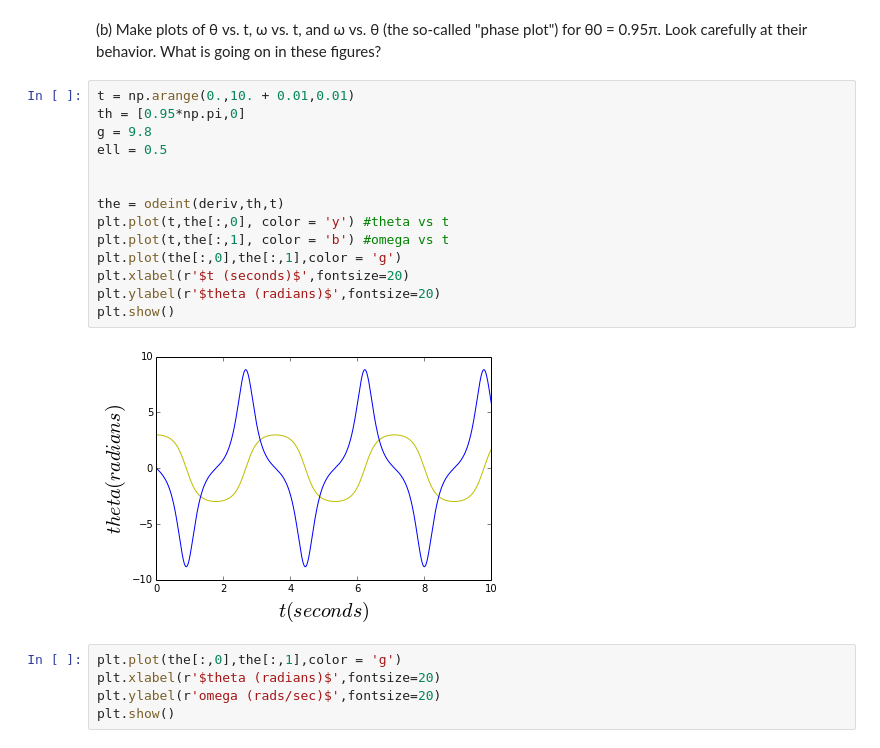
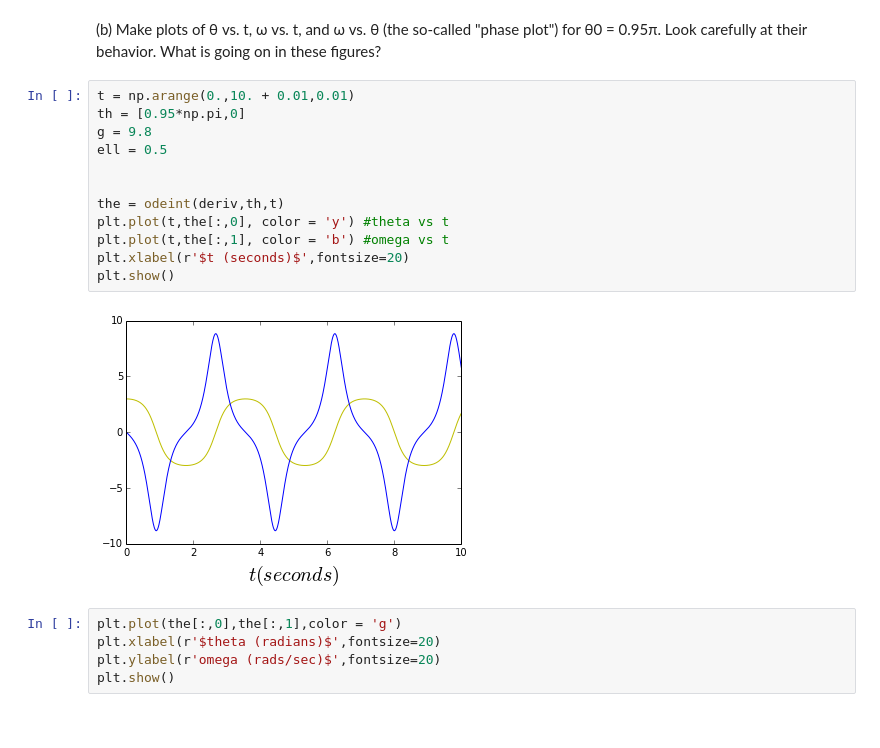
Before and after one commit to kjarment/PHYS202S14, a Jupyter notebook: SciPy/ODEExcercises.ipynb, the cells around one changed output. Cells and saved outputs as stored; diff of their text form.

```diff
--- a/SciPy/ODEExcercises.ipynb
+++ b/SciPy/ODEExcercises.ipynb
@@ -42,19 +42,17 @@ plt.show()
 # %%
 t = np.arange(0.,10. + 0.01,0.01)
 th = [0.95*np.pi,0]
 g = 9.8
 ell = 0.5
 
 
 the = odeint(deriv,th,t)
 plt.plot(t,the[:,0], color = 'y') #theta vs t
 plt.plot(t,the[:,1], color = 'b') #omega vs t
-plt.plot(the[:,0],the[:,1],color = 'g')
 plt.xlabel(r'$t (seconds)$',fontsize=20)
-plt.ylabel(r'$theta (radians)$',fontsize=20)
 plt.show()
 # %% [output]
-[figure, old version]
+[figure, new version]
 # %%
 plt.plot(the[:,0],the[:,1],color = 'g')
 plt.xlabel(r'$theta (radians)$',fontsize=20)
```
Also changed, not shown: parts of 6 cells of this notebook, 1 other file.
